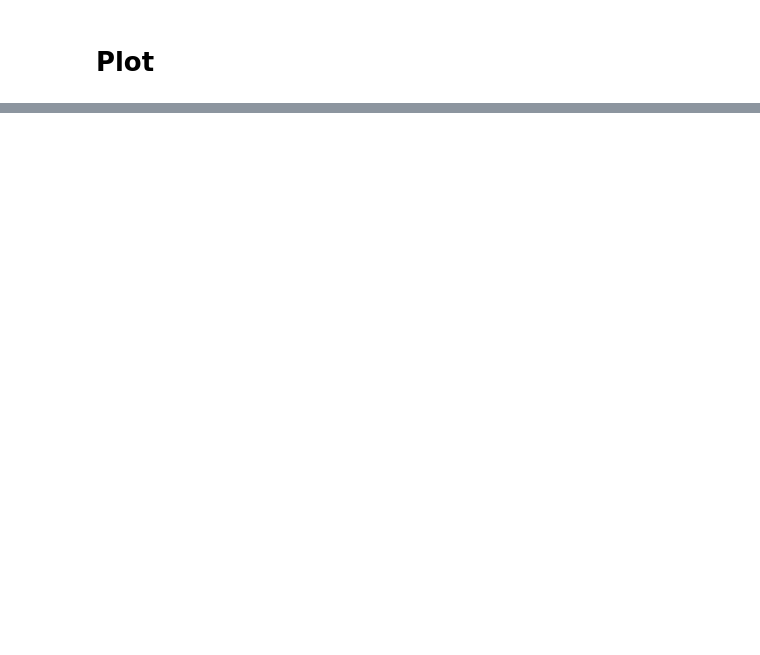
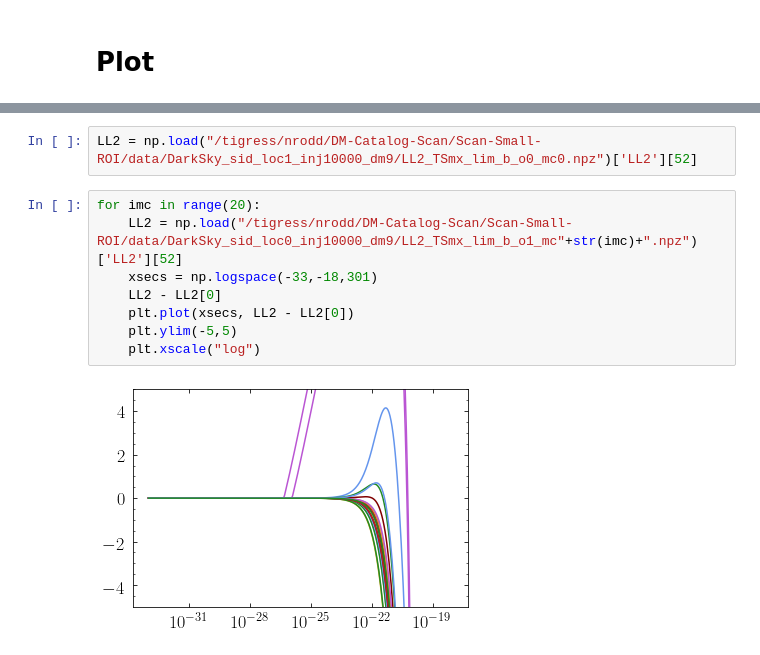
Before and after one commit to jeansom/DM-Catalog-Scan, a Jupyter notebook: Scan-Small-ROI/notebooks/Plot_DS_inj10TeV_loc1.ipynb, the cells around one changed output, grey strips where cells are left out. Drawn from its saved outputs; the diff is of its cells as text; blank space fills up the shorter version.

```diff
--- a/Scan-Small-ROI/notebooks/Plot_DS_inj10TeV_loc1.ipynb
+++ b/Scan-Small-ROI/notebooks/Plot_DS_inj10TeV_loc1.ipynb
@@ -43,0 +61,12 @@ lims = np.log10(np.percentile(10**limit_ary[:10], [16,50,84], axis=1))
+# %%
+LL2 = np.load("/tigress/nrodd/DM-Catalog-Scan/Scan-Small-ROI/data/DarkSky_sid_loc1_inj10000_dm9/LL2_TSmx_lim_b_o0_mc0.npz")['LL2'][52]
+# %%
+for imc in range(20):
+    LL2 = np.load("/tigress/nrodd/DM-Catalog-Scan/Scan-Small-ROI/data/DarkSky_sid_loc0_inj10000_dm9/LL2_TSmx_lim_b_o1_mc"+str(imc)+".npz")['LL2'][52]
+    xsecs = np.logspace(-33,-18,301)
+    LL2 - LL2[0]
+    plt.plot(xsecs, LL2 - LL2[0])
+    plt.ylim(-5,5)
+    plt.xscale("log")
+# %% [output]
+[figure, added]
```
Also changed, not shown: parts of 6 cells of this notebook, 52 other files.
